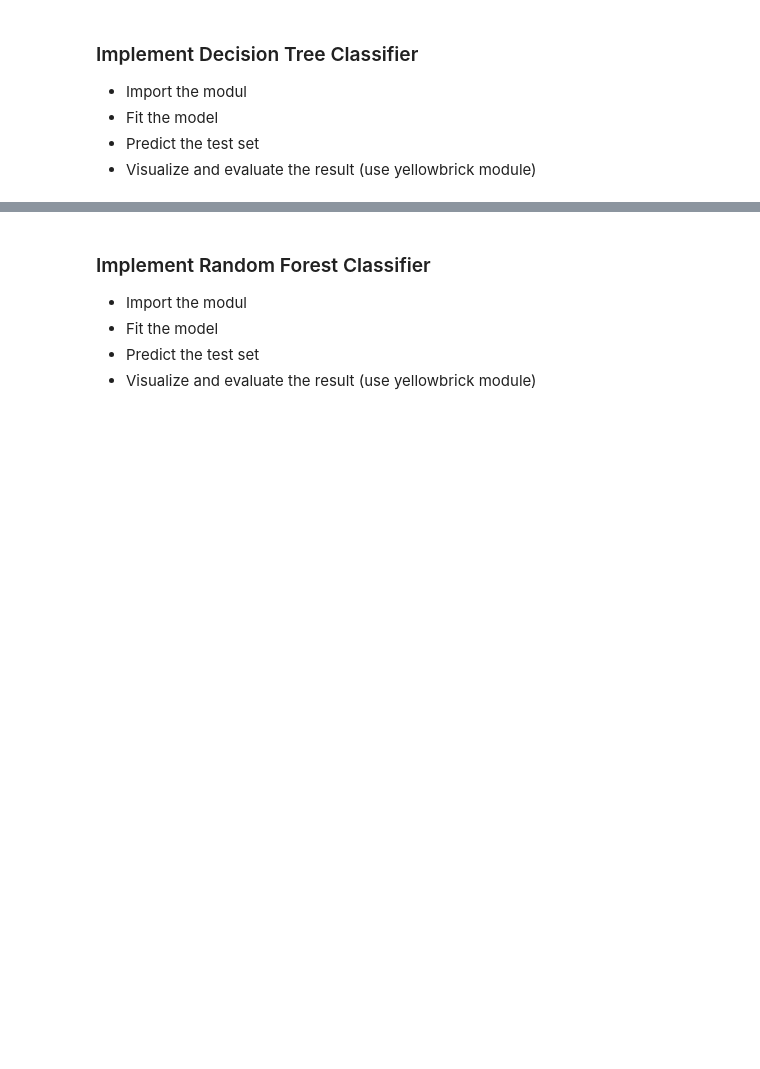
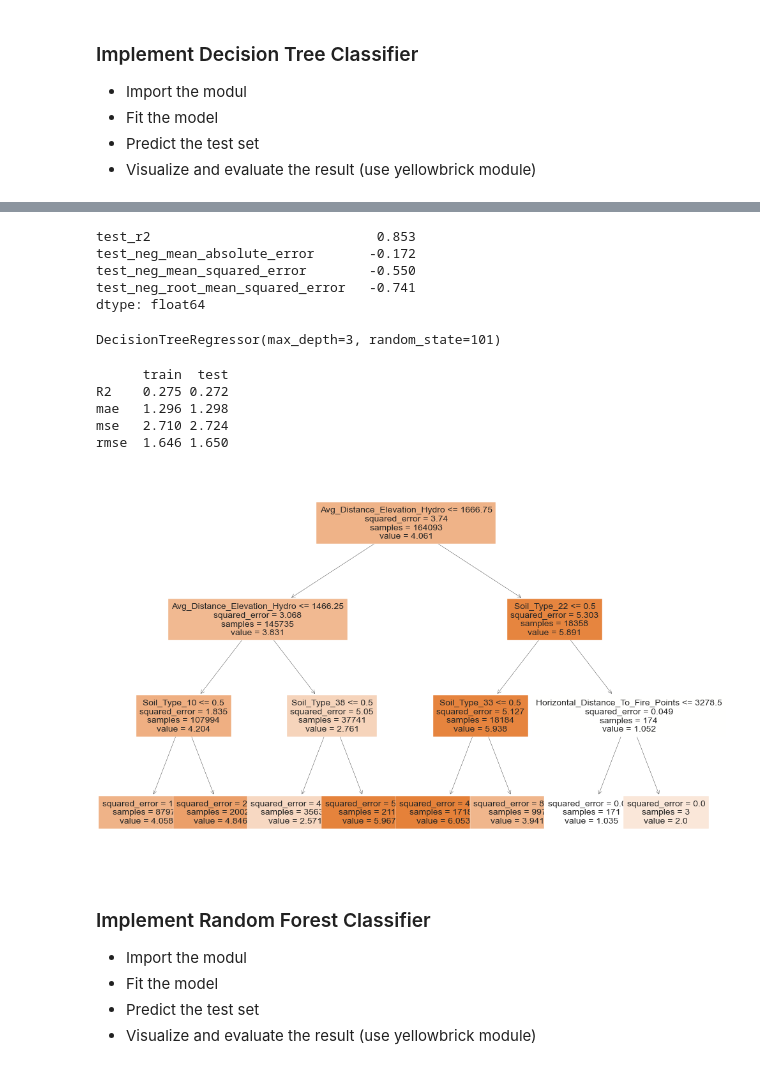
Before and after one commit to YusufSHub/Machine-Learning, a Jupyter notebook: Assingment-3/Tree_Types_Prediction_Classification_D1124-Yusuf.ipynb, the cells around one changed output, grey strips where cells are left out. Saved outputs shown, nothing was run; the diff lists cells and outputs as text; code cells hidden in the pictures; blank space fills up the shorter version.

```diff
--- a/Assingment-3/Tree_Types_Prediction_Classification_D1124-Yusuf.ipynb
+++ b/Assingment-3/Tree_Types_Prediction_Classification_D1124-Yusuf.ipynb
@@ -1184,0 +1212,2 @@ df_scores.mean()[2:]
+# %%
+train_val(DT_model, X_train, y_train, X_test, y_test)# Overfitting ????
@@ -1184,0 +1220,13 @@ df_scores.mean()[2:]
+# %%
+from sklearn.model_selection import cross_validate, cross_val_score
+model = DecisionTreeRegressor(random_state=101)
+scores = cross_validate(model, X_train, y_train, scoring=['r2',
+            'neg_mean_absolute_error','neg_mean_squared_error','neg_root_mean_squared_error'], cv =10)
+df_scores = pd.DataFrame(scores)
+df_scores.mean()[2:]
+# %% [output]
+test_r2                             0.853
+test_neg_mean_absolute_error       -0.172
+test_neg_mean_squared_error        -0.550
+test_neg_root_mean_squared_error   -0.741
+dtype: float64
@@ -1185,3 +1238,26 @@ df_scores.mean()[2:]
+# %%
+def report_model(model):
+    y_pred = model.predict(X_test)
+    y_train_pred = model.predict(X_train)
+    print('\n')
+    print(train_val(model, X_train, y_train, X_test, y_test))
+    print('\n')
+    plt.figure(figsize=(12,8),dpi=100)
+    plot_tree(model,filled=True, feature_names=X.columns, fontsize=10);
+# %%
+pruned_tree = DecisionTreeRegressor(max_depth=3, random_state=101)
+pruned_tree.fit(X_train,y_train)
+# %% [output]
+DecisionTreeRegressor(max_depth=3, random_state=101)
+# %%
+report_model(pruned_tree)
+# %% [output]
+      train  test
+R2    0.275 0.272
+mae   1.296 1.298
+mse   2.710 2.724
+rmse  1.646 1.650
+[figure, added]
 # %% [markdown]
 ### Implement Random Forest Classifier
 - Import the modul
```
Also changed, not shown: parts of 31 cells of this notebook.
